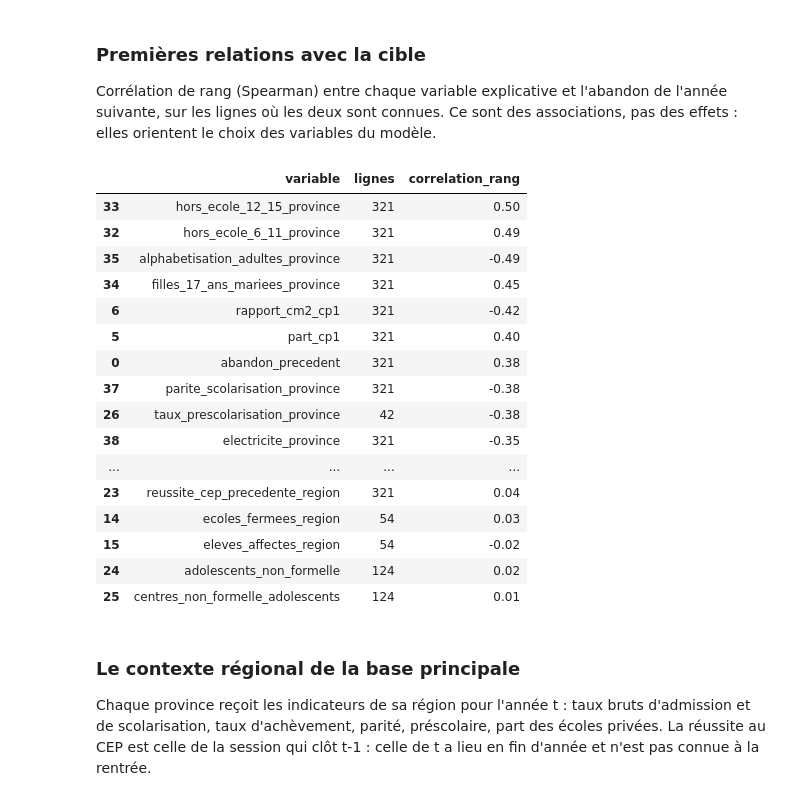
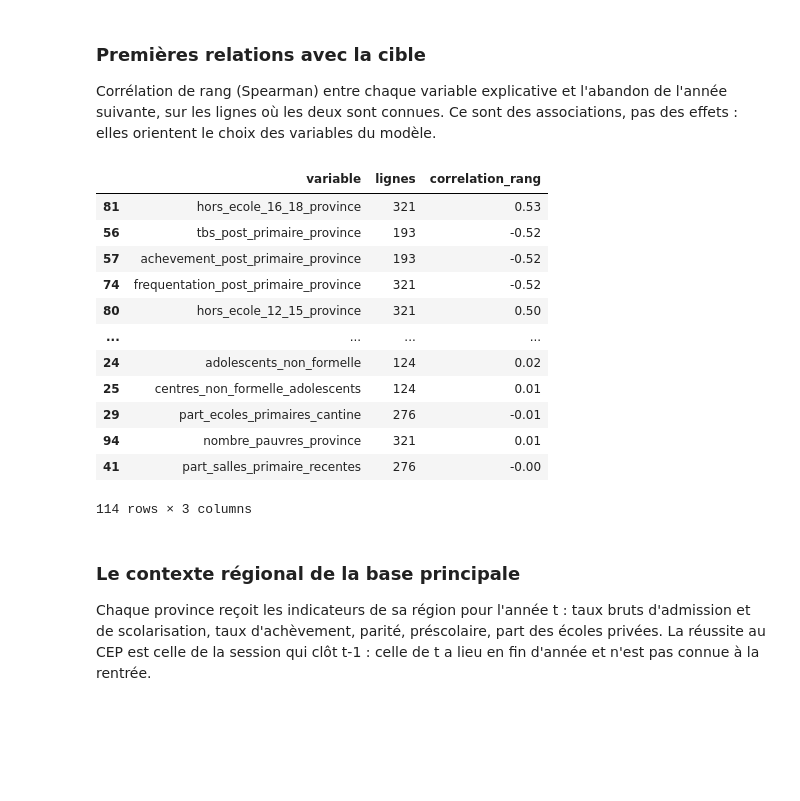
Before and after one commit to datachallenge-edu-bf/sentinelle-scolaire-defi1, a Jupyter notebook: notebooks/03_transformation.ipynb, the cells around one changed output. Cells and saved outputs as stored; diff of their text form; code cells hidden in the pictures; blank space fills up the shorter version.

```diff
--- a/notebooks/03_transformation.ipynb
+++ b/notebooks/03_transformation.ipynb
@@ -129,31 +130,27 @@ Corrélation de rang (Spearman) entre chaque variable explicative et l'abandon d
 # %%
 explicatives = dico.loc[dico["role"] == "explicative", "variable"]
 numeriques = [v for v in explicatives if pd.api.types.is_numeric_dtype(panel[v]) and panel[v].dtype != bool]
 lignes = []
 for variable in numeriques:
-    paire = observe[[variable, "abandon_suivant"]].dropna()
+    paire = observe[[variable, "abandon_primaire_suivant"]].dropna()
     if len(paire) >= 30:
         lignes.append({"variable": variable, "lignes": len(paire),
-                       "correlation_rang": round(paire[variable].corr(paire["abandon_suivant"], method="spearman"), 2)})
+                       "correlation_rang": round(paire[variable].corr(paire["abandon_primaire_suivant"], method="spearman"), 2)})
 pd.DataFrame(lignes).sort_values("correlation_rang", key=abs, ascending=False)
 # %% [output]
 |  | variable | lignes | correlation_rang |
-| 33 | hors_ecole_12_15_province | 321 | 0.50 |
-| 32 | hors_ecole_6_11_province | 321 | 0.49 |
-| 35 | alphabetisation_adultes_province | 321 | -0.49 |
-| 34 | filles_17_ans_mariees_province | 321 | 0.45 |
-| 6 | rapport_cm2_cp1 | 321 | -0.42 |
-| 5 | part_cp1 | 321 | 0.40 |
-| 0 | abandon_precedent | 321 | 0.38 |
-| 37 | parite_scolarisation_province | 321 | -0.38 |
-| 26 | taux_prescolarisation_province | 42 | -0.38 |
-| 38 | electricite_province | 321 | -0.35 |
+| 81 | hors_ecole_16_18_province | 321 | 0.53 |
+| 56 | tbs_post_primaire_province | 193 | -0.52 |
+| 57 | achevement_post_primaire_province | 193 | -0.52 |
+| 74 | frequentation_post_primaire_province | 321 | -0.52 |
+| 80 | hors_ecole_12_15_province | 321 | 0.50 |
 | ... | ... | ... | ... |
-| 23 | reussite_cep_precedente_region | 321 | 0.04 |
-| 14 | ecoles_fermees_region | 54 | 0.03 |
-| 15 | eleves_affectes_region | 54 | -0.02 |
 | 24 | adolescents_non_formelle | 124 | 0.02 |
 | 25 | centres_non_formelle_adolescents | 124 | 0.01 |
+| 29 | part_ecoles_primaires_cantine | 276 | -0.01 |
+| 94 | nombre_pauvres_province | 321 | 0.01 |
+| 41 | part_salles_primaire_recentes | 276 | -0.00 |
+114 rows × 3 columns
 # %% [markdown]
 ### Le contexte régional de la base principale
 
```
Also changed, not shown: parts of 29 cells of this notebook, 28 other files.
